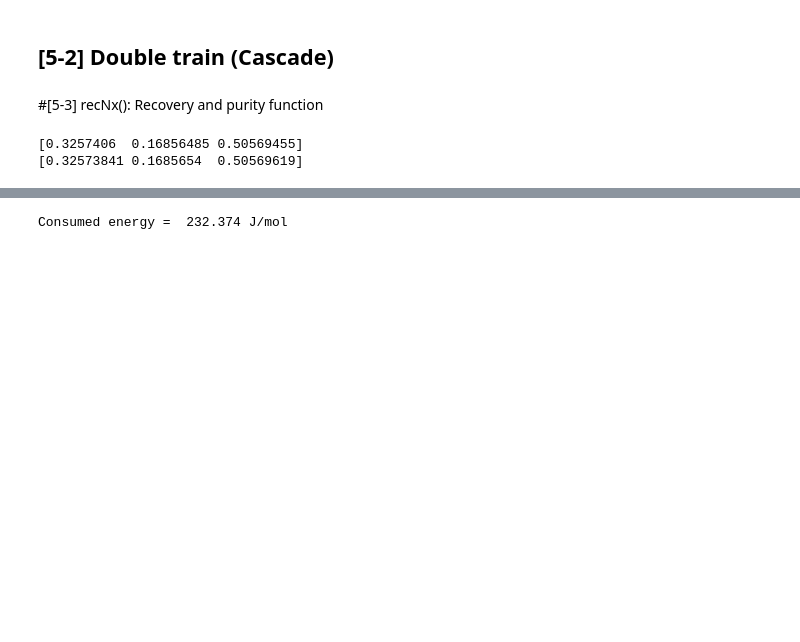
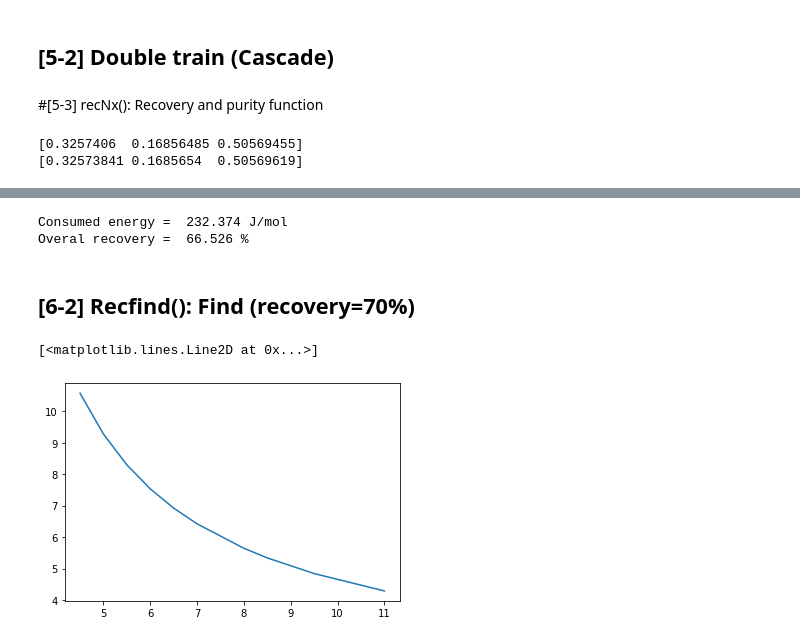
Before and after one commit to sebygaa/adsorption, a Jupyter notebook: Ideal_PSA_zeo_200925_04_Cascasde.ipynb, the cells around one changed output, grey strips where cells are left out. Saved outputs shown, nothing was run; the diff lists cells and outputs as text; code cells hidden in the pictures; blank space fills up the shorter version.

```diff
--- a/Ideal_PSA_zeo_200925_04_Cascasde.ipynb
+++ b/Ideal_PSA_zeo_200925_04_Cascasde.ipynb
@@ -370,9 +368,10 @@ def PSA2(P_high1,P_high2, P_low,P_feed,iso_input, dH_input,Tref_input, yfeed, Tf
     if Rec1 > 0 and Rec2 >0:
         E_per_CH4 = E_per_ndot2(P_high1,P_high2,P_feed,P_low,
                                 Rec1,Rec2,yfeed[1],x_ex1[1],yfeed[0],x_ex1[0],Tfeed,eta1_in,eta2_in)
+        Rec_tot = Rec1 + (100-Rec1)*Rec2/100
     else:
-        return 0
-    return E_per_CH4
+        return 0,0
+    return E_per_CH4, Rec_tot
 
 ### TEST ###
 Ph1_tmp = 5
@@ -384,12 +383,8 @@ dh_tmp = dH_CO2[0]
 T_tri
 E_tmp =PSA2(Ph1_tmp,Ph2_tmp,Pl_tmp,Pf_tmp, isot_tmp,dh_tmp,
             T_tri,[0.7,0.1,0.2],298.15)
-print('Consumed energy =  {0:.3f} J/mol'.format(E_tmp))
+print('Consumed energy =  {0:.3f} J/mol'.format(E_tmp[0]))
+print('Overal recovery =  {0:.3f} %'.format(E_tmp[1]))
 # %% [output]
 Consumed energy =  232.374 J/mol
+Overal recovery =  66.526 %
-# %%
-Ph1_list = np.linspace(4.5,9.5, 11)
-Ph2_list = np.linspace(4.5,9.5, 11)
-E_res_mat =
-for p1 in Ph1_list:
-    for p2 in Ph2_list:
@@ -395,0 +411,33 @@ for p1 in Ph1_list:
+# %% [markdown]
+## [6-2] Recfind(): Find (recovery=70%)
+# %%
+def Recfind(Ph1,Ph2_0):
+    def Rec_err(Ph2):
+        E_tmp, Rec_tmp = PSA2(Ph1,Ph2,Pl_tmp,Pf_tmp, isot_tmp,dh_tmp,
+                              T_tri,[0.7,0.1,0.2],298.15)
+        return (Rec_tmp - 70)**2
+    #sol = optim.least_squares(Rec_err,Ph2_0,bounds=(Ph2_0-1, Ph2_0+1))
+    sol = optim.least_squares(Rec_err,Ph2_0)
+    #E_tmp, Rec_tmp = PSA2(Ph1,sol.x,Pl_tmp,Pf_tmp, isot_tmp,dh_tmp,
+    #                      T_tri,[0.7,0.1,0.2],298.15)
+    return sol.x
+
+
+p1_list = []
+p2_list = []
+c2 = 0
+for p1 in Ph1_arr:
+    if Ph2_crt[c2] > +0.1:
+        p2_found = Recfind(p1, Ph2_crt[c2])
+        p1_list.append(Ph1_arr[c2])
+        p2_list.append(p2_found)
+    c2 = c2+1
+# %%
+p2_arr = np.array(p2_list)
+p2_sort = np.array(p2_list)[p2_arr[:,0] > 2]
+p1_sort = np.array(p1_list)[p2_arr[:,0] > 2]
+# %%
+plt.plot(p1_sort, p2_sort)
+# %% [output]
+[<matplotlib.lines.Line2D at 0x...>]
+[figure, added]
```
Also changed, not shown: parts of 9 cells of this notebook.
